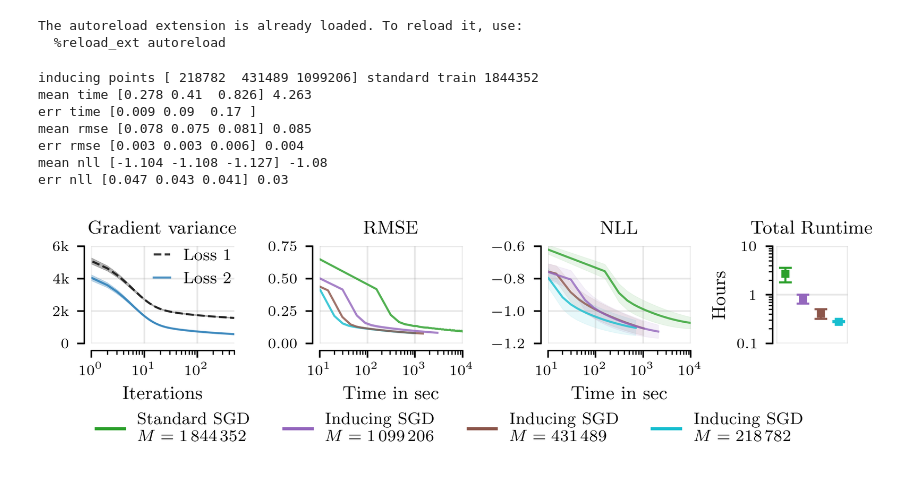
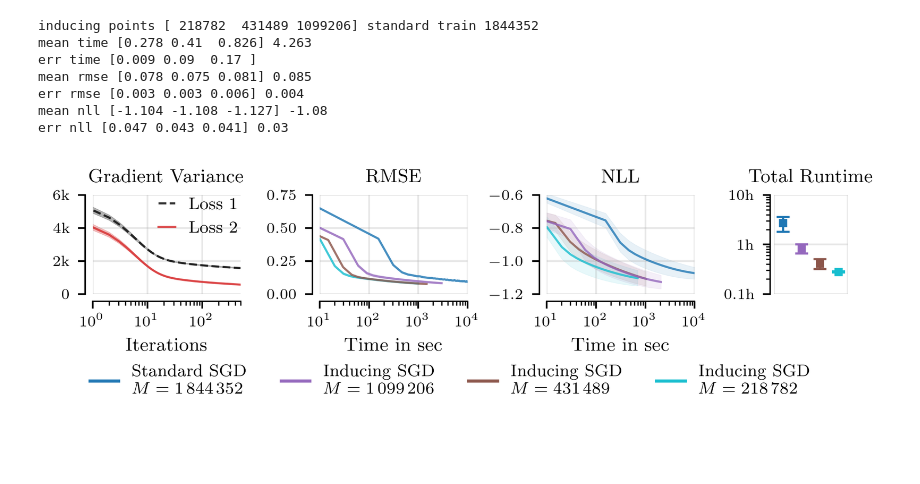
Before and after one commit to cambridge-mlg/sgd-gp, a Jupyter notebook: scalable_gps/notebooks/inducing_sgd_plots.ipynb, the cells around one changed output. Cells and saved outputs as stored; diff of their text form; code cells hidden in the pictures; blank space fills up the shorter version.

```diff
--- a/scalable_gps/notebooks/inducing_sgd_plots.ipynb
+++ b/scalable_gps/notebooks/inducing_sgd_plots.ipynb
@@ -20,7 +20,7 @@ c = ['#1f77b4', '#ff7f0e', '#2ca02c', '#d62728', '#9467bd',
 markerlist = ['o', 4, 5, 6, 7, 'p', 'd', 'P']
 
 
-text_width = 5.60107  # in  --> Confirmed with template explanation
+text_width = 5.5  # in  --> Confirmed with template explanation
 text_height = 9.0
 
 fs_m1 = 7  # for figure ticks
@@ -64,9 +64,6 @@ def remove_yticks(ax):
         tick.tick2line.set_visible(False)
     ax.yaxis.set_tick_params(which='minor', left=False)
     ax.set_yticklabels([])
-# %% [output]
-The autoreload extension is already loaded. To reload it, use:
-  %reload_ext autoreload
 # %%
 # load MAP / RMSE
 # from scalable_gps.wandb_utils import load_runs_from_sweep
@@ -240,7 +237,7 @@ def get_y_ticks(dataset):
         return [0, 0.1, 0.2, 0.3], None
 
 def get_color_grad_var(loss_idx):
-    return ['k', 'tab:blue', 'tab:pink'][loss_idx]
+    return ['k', 'tab:red', 'tab:pink'][loss_idx]
 
 def get_y_ticks_grad_var(dataset):
     if dataset == 'housing':
@@ -287,7 +284,7 @@ for dataset in ['houseelectric']:
         ax.set_xticks(x_ticks)
 
     grad_var_dataset = "elevators"
-    ax_grad_var.set_title("Gradient variance")
+    ax_grad_var.set_title("Gradient Variance")
     ax_grad_var.set_xlabel("Iterations")
     # x_ticks = [0, 150, 300, 450]
     # ax_grad_var.set_xlim(np.min(x_ticks), np.max(x_ticks))
@@ -350,7 +347,7 @@ for dataset in ['houseelectric']:
     regular_sgd_rmse_err = np.std(regular_sgd_rmse[dataset]['sgd']['train/normalised_test_rmse'][:3], axis=0) / np.sqrt(n_splits)
     regular_sgd_time = regular_sgd_rmse[dataset]['sgd']['wall_clock_time'][0]
 
-    errorfill(ax_rmse, regular_sgd_time, regular_sgd_rmse_mean, regular_sgd_rmse_err, color='tab:green',
+    errorfill(ax_rmse, regular_sgd_time, regular_sgd_rmse_mean, regular_sgd_rmse_err, color='tab:blue',
               alpha_line=alpha_line, alpha_fill=alpha_fill, lw=lw)
 
     # plot regular sgd llh
@@ -361,7 +358,7 @@ for dataset in ['houseelectric']:
     stretch_factor = int(len(regular_sgd_time) / len(regular_sgd_llh_mean))
     regular_sgd_llh_mean = np.repeat(regular_sgd_llh_mean, stretch_factor)
     regular_sgd_llh_err = np.repeat(regular_sgd_llh_err, stretch_factor)
-    errorfill(ax_llh, regular_sgd_time, -regular_sgd_llh_mean, regular_sgd_llh_err, color='tab:green',
+    errorfill(ax_llh, regular_sgd_time, -regular_sgd_llh_mean, regular_sgd_llh_err, color='tab:blue',
               alpha_line=alpha_line, alpha_fill=alpha_fill, lw=lw)
 
     # # ax_kept.set_xlabel("Clustering Ratio")
@@ -380,7 +377,7 @@ for dataset in ['houseelectric']:
     cap_time = 3
     lw_time = 1
     scale_time = 1
-    ax_time.errorbar(0, 2.69 * scale_time, 0.91 * scale_time, fmt=fmt_time, markersize=ms_time, capsize=cap_time, linewidth=lw_time, color='tab:green')
+    ax_time.errorbar(0, 2.69 * scale_time, 0.91 * scale_time, fmt=fmt_time, markersize=ms_time, capsize=cap_time, linewidth=lw_time, color='tab:blue')
     ax_time.errorbar(1, 0.826 * scale_time, 0.17 * scale_time, fmt=fmt_time, markersize=ms_time, capsize=cap_time, linewidth=lw_time, color=c[2])
     ax_time.errorbar(2, 0.41 * scale_time, 0.09 * scale_time, fmt=fmt_time, markersize=ms_time, capsize=cap_time, linewidth=lw_time, color=c[1])
     ax_time.errorbar(3, 0.278 * scale_time, 0.009 * scale_time, fmt=fmt_time, markersize=ms_time, capsize=cap_time, linewidth=lw_time, color=c[0])
@@ -390,11 +387,11 @@ for dataset in ['houseelectric']:
     ax_time.set_xlim(-0.5, 3.5)
     # ax_time.set_ylim(0, 4)
     # ax_time.set_yticks([0, 1, 2, 3, 4])
-    ax_time.set_ylabel("Hours")
+    # ax_time.set_ylabel("Hours")
     ax_time.semilogy()
     ax_time.set_ylim(0.1, 10)
     ax_time.set_yticks([0.1, 1, 10])
-    ax_time.set_yticklabels(["0.1", "1", "10"])
+    ax_time.set_yticklabels(["0.1h", "1h", "10h"])
     ax_time.set_title("Total Runtime")
 
     print("inducing points", mean_kept.astype(int), "standard train", 1844352)
@@ -412,32 +409,32 @@ for dataset in ['houseelectric']:
     # class AnyObjectHandler(HandlerBase):
     #     def create_artists(self, legend, orig_handle, x0, y0, width, height, fontsize, trans):
     #         l1 = Line2D([x0,y0+width], [1.0*height, 1.0*height], color=c[2], linestyle=ls[2])
     #         l2 = Line2D([x0,y0+width], [0.5*height, 0.5*height], color=c[1], linestyle=ls[1])
     #         l3 = Line2D([x0,y0+width], [0.0*height, 0.0*height], color=c[0], linestyle=ls[0])
     #         return [l1, l2, l3]
 
     # inducing_sgd_handle = [Line2D([], [], color=c[0], linestyle=ls[0]),
     #                        Line2D([], [], color=c[1], linestyle=ls[1]),
     #                        Line2D([], [], color=c[2], linestyle=ls[2])]
     # legend_handles.append(object)
     # fig.legend(legend_handles, ["Standard SGD", "Inducing SGD"], handler_map={object: AnyObjectHandler()},
     #            loc='center', bbox_to_anchor=(0.88, 0.2), fontsize=8, frameon=False, handlelength=1.7, borderpad=0.4)
 
-    legend_handles = [Line2D([], [], color='tab:green', linestyle='-'),
+    legend_handles = [Line2D([], [], color='tab:blue', linestyle='-'),
                       Line2D([], [], color=c[2], linestyle=ls[2]),
                       Line2D([], [], color=c[1], linestyle=ls[1]),
                       Line2D([], [], color=c[0], linestyle=ls[0])]
     labels = ["Standard SGD\n"+r"$M=1\,844\,352$", "Inducing SGD\n"+r"$M=1\,099\,206$", "Inducing SGD\n"+r"$M=431\,489$", "Inducing SGD\n"+r"$M=218\,782$"]
     fig.legend(legend_handles, labels, ncols=4, loc='center', bbox_to_anchor=(0.5, 0.0), fontsize=8, frameon=False, handlelength=1.7, borderpad=0.4)
     fig.tight_layout(w_pad=0.5, h_pad=0.2)
     fig.savefig(f"../../figures/grad_var_inducing_sgd.pdf", bbox_inches='tight', pad_inches=0.01)
     fig.savefig(f"../../figures/grad_var_inducing_sgd.png", bbox_inches='tight', pad_inches=0.01)
 # %% [output]
 inducing points [ 218782  431489 1099206] standard train 1844352
 mean time [0.278 0.41  0.826] 4.263
 err time [0.009 0.09  0.17 ]
 mean rmse [0.078 0.075 0.081] 0.085
 err rmse [0.003 0.003 0.006] 0.004
 mean nll [-1.104 -1.108 -1.127] -1.08
 err nll [0.047 0.043 0.041] 0.03
-[figure, old version]
+[figure, new version]
```
Also changed, not shown: 4 other files.
